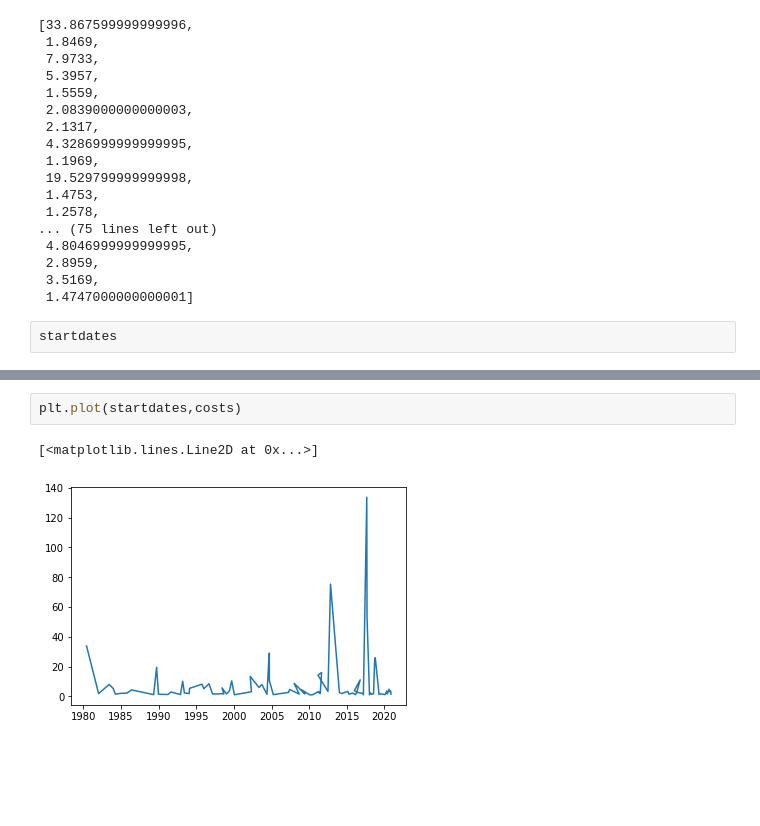
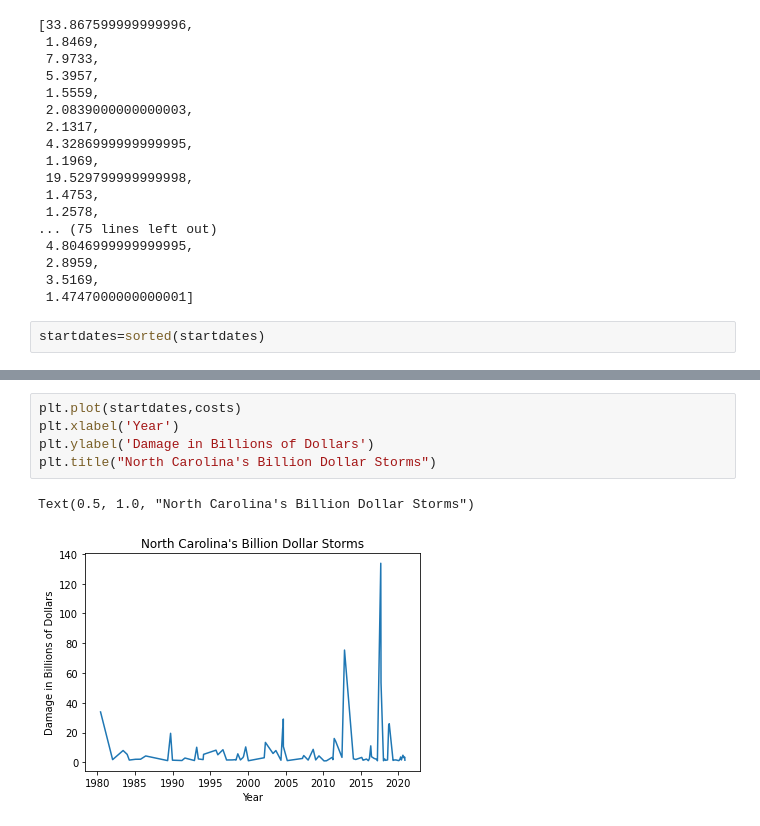
Before and after one commit to 1der4k/Data_Analysis_Project_1, a Jupyter notebook: BillionsData.ipynb, the cells around one changed output, grey strips where cells are left out. Drawn from its saved outputs; the diff is of its cells as text; blank space fills up the shorter version.

```diff
--- a/BillionsData.ipynb
+++ b/BillionsData.ipynb
@@ -60,4 +60,4 @@ costs
  3.5169,
  1.4747000000000001]
 # %%
-startdates
+startdates=sorted(startdates)
@@ -82,5 +64,8 @@ startdates
-# %%
-plt.plot(startdates,costs)
-# %% [output]
-[<matplotlib.lines.Line2D at 0x...>]
-[figure, removed]
+# %%
+plt.plot(startdates,costs)
+plt.xlabel('Year')
+plt.ylabel('Damage in Billions of Dollars')
+plt.title("North Carolina's Billion Dollar Storms")
+# %% [output]
+Text(0.5, 1.0, "North Carolina's Billion Dollar Storms")
+[figure, added]
```
Also changed, not shown: parts of 1 cell of this notebook.
